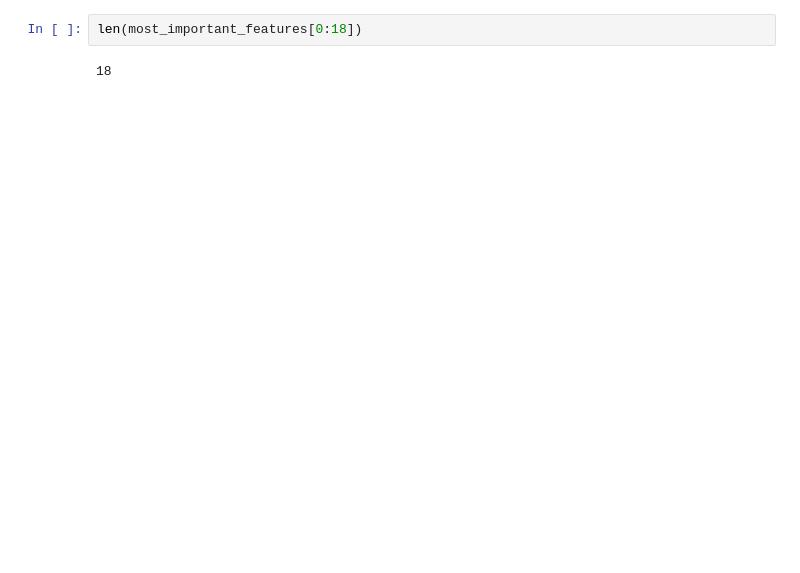
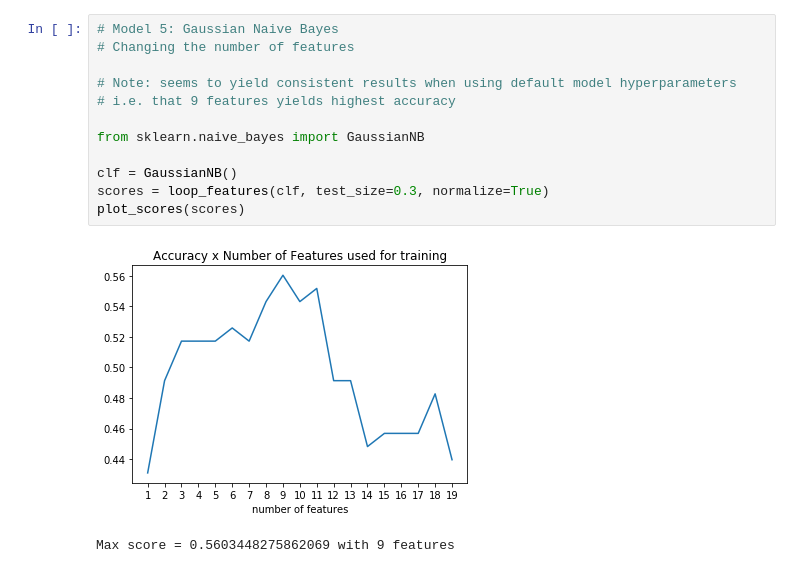
Before and after one commit to acpollmann/soccer-training, a Jupyter notebook: main_notebook.ipynb, the cells around one changed output. Cells and saved outputs as stored; diff of their text form; blank space fills up the shorter version.

```diff
--- a/main_notebook.ipynb
+++ b/main_notebook.ipynb
@@ -594,4 +700,15 @@ Accuracy of gaussian naive bayes using all features: 0.46875
-# %%
-len(most_important_features[0:18])
-# %% [output]
-18
+# %%
+# Model 5: Gaussian Naive Bayes
+# Changing the number of features
+
+# Note: seems to yield consistent results when using default model hyperparameters
+# i.e. that 9 features yields highest accuracy
+
+from sklearn.naive_bayes import GaussianNB
+
+clf = GaussianNB()
+scores = loop_features(clf, test_size=0.3, normalize=True)
+plot_scores(scores)
+# %% [output]
+[figure, added]
+Max score = 0.5603448275862069 with 9 features
```
Also changed, not shown: parts of 10 cells of this notebook.
